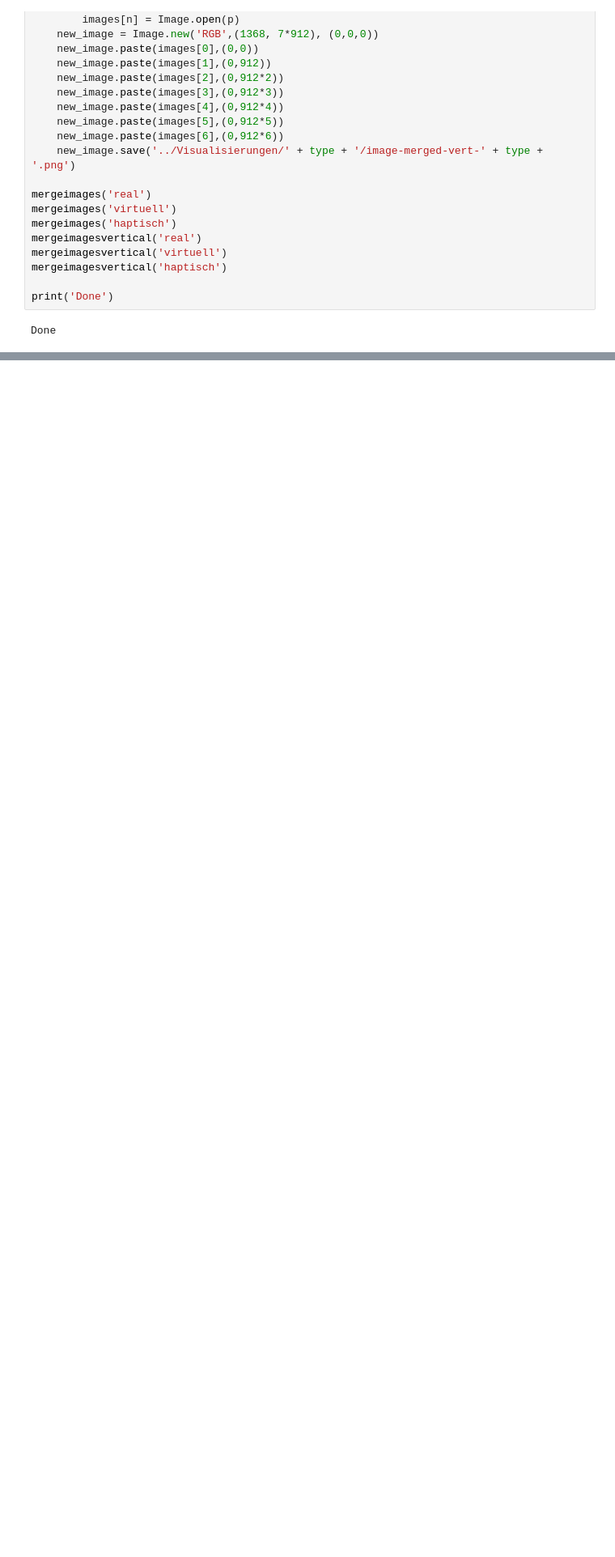
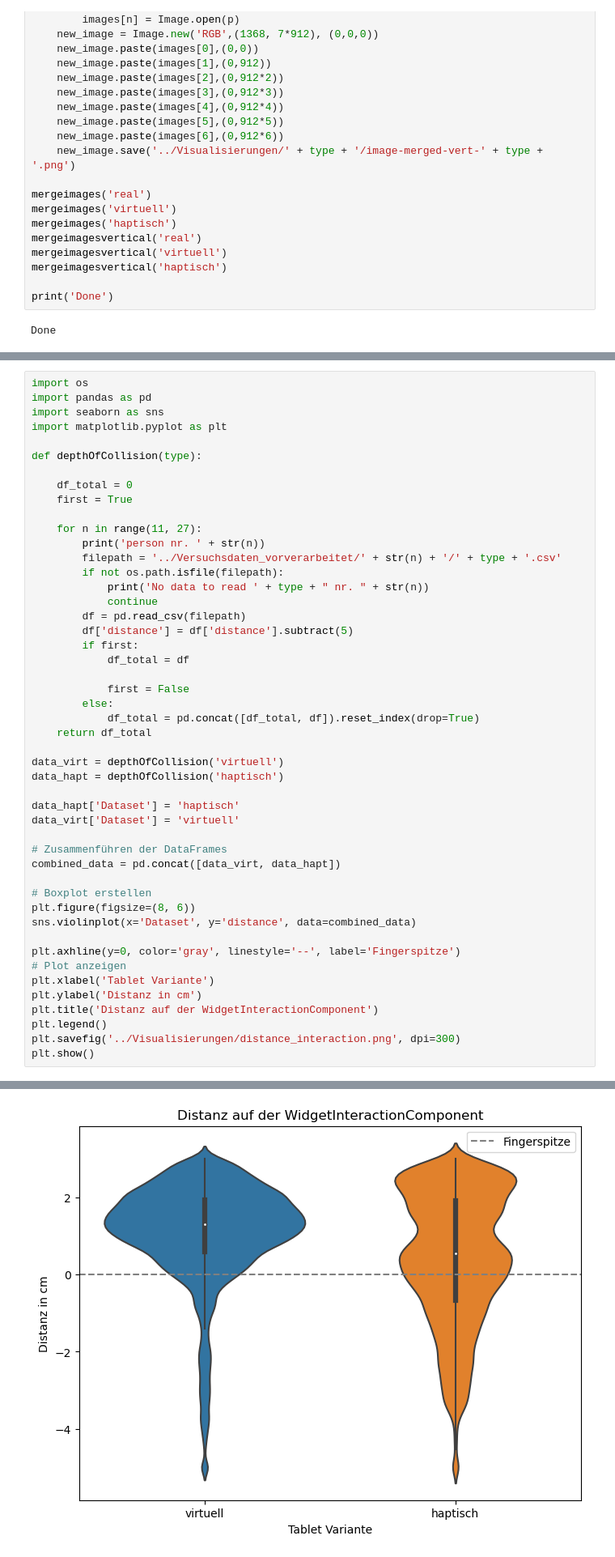
Before and after one commit to bkoern/Masterarbeit, a Jupyter notebook: Skripte/VisualizeStaticTest.ipynb, the cells around one changed output, grey strips where cells are left out. Shown: that part at 81% size. Cells and saved outputs as stored; diff of their text form; blank space fills up the shorter version.

```diff
--- a/Skripte/VisualizeStaticTest.ipynb
+++ b/Skripte/VisualizeStaticTest.ipynb
@@ -328,3 +330,52 @@ for p in g.ax.patches:
 plt.savefig('../Visualisierungen/points_on_lines.png', dpi=300)
 # %% [output]
 [figure]
+# %%
+import os
+import pandas as pd
+import seaborn as sns
+import matplotlib.pyplot as plt
+
+def depthOfCollision(type):
+
+    df_total = 0
+    first = True
+
+    for n in range(11, 27):
+        print('person nr. ' + str(n))
+        filepath = '../Versuchsdaten_vorverarbeitet/' + str(n) + '/' + type + '.csv'
+        if not os.path.isfile(filepath):
+            print('No data to read ' + type + " nr. " + str(n))
+            continue
+        df = pd.read_csv(filepath)
+        df['distance'] = df['distance'].subtract(5)
+        if first:
+            df_total = df
+
+            first = False
+        else:
+            df_total = pd.concat([df_total, df]).reset_index(drop=True)
+    return df_total
+
+data_virt = depthOfCollision('virtuell')
+data_hapt = depthOfCollision('haptisch')
+
+data_hapt['Dataset'] = 'haptisch'
+data_virt['Dataset'] = 'virtuell'
+
+# Zusammenführen der DataFrames
+combined_data = pd.concat([data_virt, data_hapt])
+
+# Boxplot erstellen
+plt.figure(figsize=(8, 6))
+sns.violinplot(x='Dataset', y='distance', data=combined_data)
+
+plt.axhline(y=0, color='gray', linestyle='--', label='Fingerspitze')
+# Plot anzeigen
+plt.xlabel('Tablet Variante')
+plt.ylabel('Distanz in cm')
+plt.title('Distanz auf der WidgetInteractionComponent')
+plt.legend()
+plt.savefig('../Visualisierungen/distance_interaction.png', dpi=300)
+plt.show()
+# %% [output]
@@ -330,0 +399 @@ plt.savefig('../Visualisierungen/points_on_lines.png', dpi=300)
+[figure, added]
```
Also changed, not shown: parts of 2 cells of this notebook, 9 other files.
